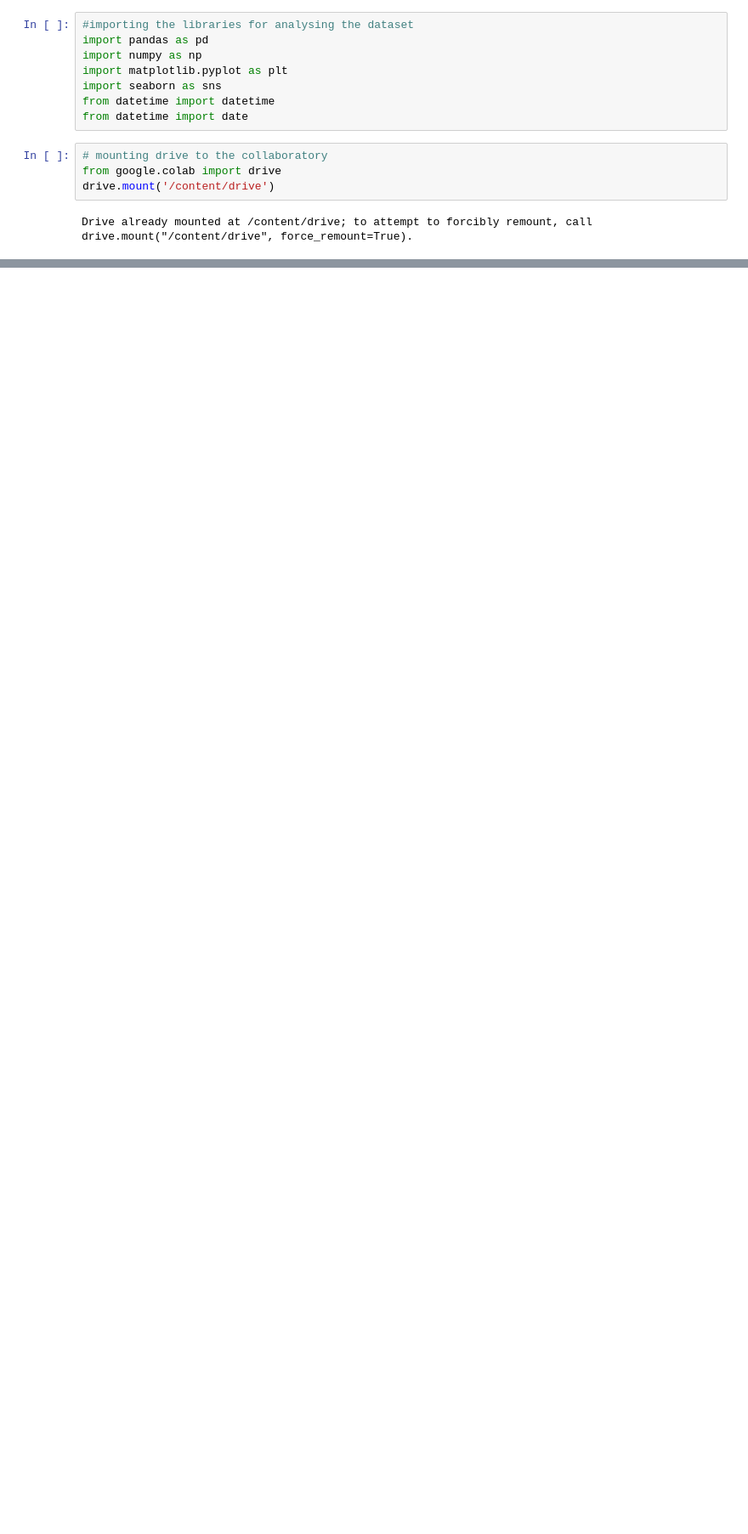
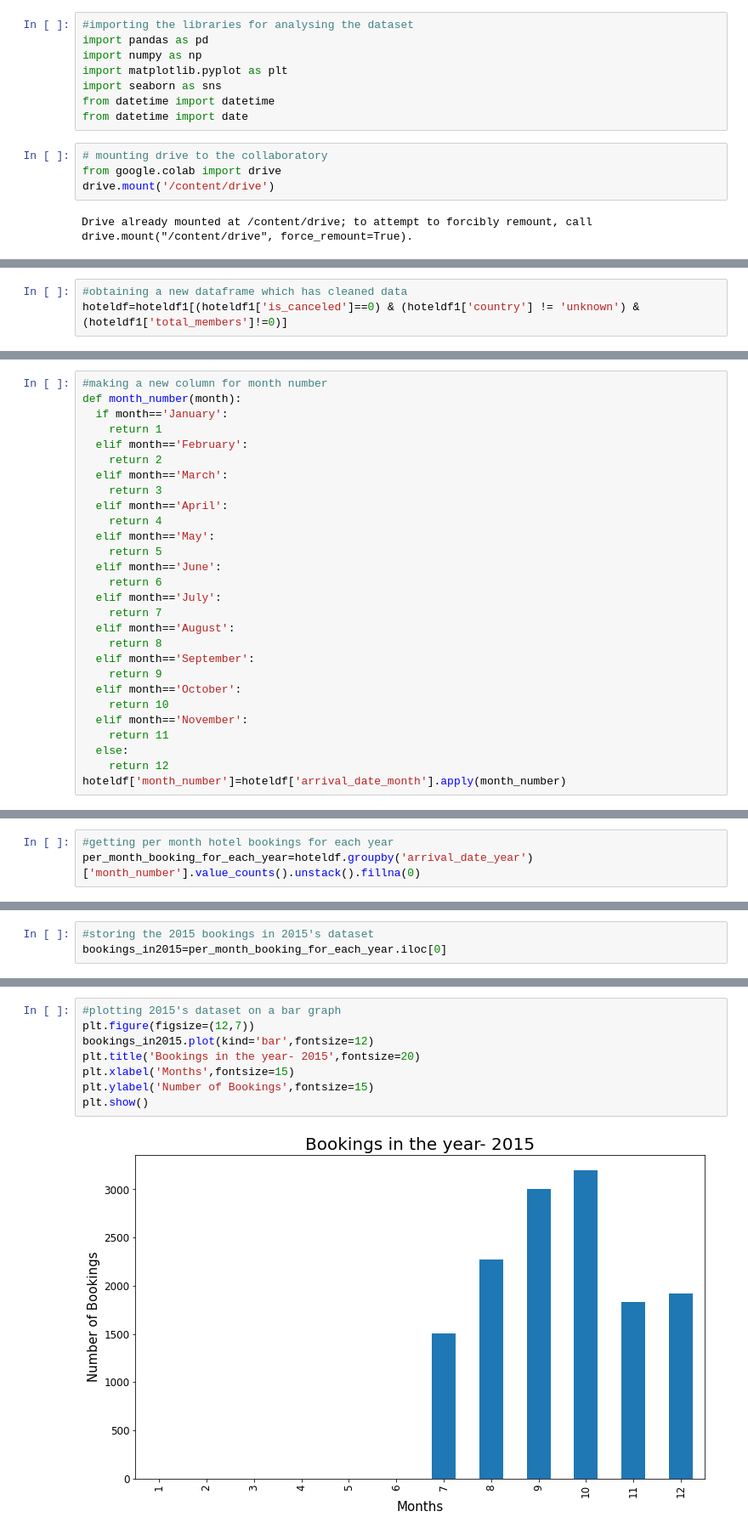
Before and after one commit to AditiBhattacharya11/Hotel-Booking-Analysis, a Jupyter notebook: Hotel_Booking_Analysis_EDA.ipynb, the cells around one changed output, grey strips where cells are left out. Shown at 85% size. Drawn from its saved outputs; the diff is of its cells as text; blank space fills up the shorter version.

```diff
--- a/Hotel_Booking_Analysis_EDA.ipynb
+++ b/Hotel_Booking_Analysis_EDA.ipynb
@@ -22,0 +231,3 @@ hoteldf1
+# %%
+#obtaining a new dataframe which has cleaned data
+hoteldf=hoteldf1[(hoteldf1['is_canceled']==0) & (hoteldf1['country'] != 'unknown') & (hoteldf1['total_members']!=0)]
@@ -22,0 +286,28 @@ hoteldf1
+# %%
+#making a new column for month number
+def month_number(month):
+  if month=='January':
+    return 1
+  elif month=='February':
+    return 2
+  elif month=='March':
+    return 3
+  elif month=='April':
+    return 4
+  elif month=='May':
+    return 5
+  elif month=='June':
+    return 6
+  elif month=='July':
+    return 7
+  elif month=='August':
+    return 8
+  elif month=='September':
+    return 9
+  elif month=='October':
+    return 10
+  elif month=='November':
+    return 11
+  else:
+    return 12
+hoteldf['month_number']=hoteldf['arrival_date_month'].apply(month_number)
@@ -22,0 +320,3 @@ hoteldf1
+# %%
+#getting per month hotel bookings for each year
+per_month_booking_for_each_year=hoteldf.groupby('arrival_date_year')['month_number'].value_counts().unstack().fillna(0)
@@ -22,0 +332,3 @@ hoteldf1
+# %%
+#storing the 2015 bookings in 2015's dataset
+bookings_in2015=per_month_booking_for_each_year.iloc[0]
@@ -22,0 +353,10 @@ hoteldf1
+# %%
+#plotting 2015's dataset on a bar graph
+plt.figure(figsize=(12,7))
+bookings_in2015.plot(kind='bar',fontsize=12)
+plt.title('Bookings in the year- 2015',fontsize=20)
+plt.xlabel('Months',fontsize=15)
+plt.ylabel('Number of Bookings',fontsize=15)
+plt.show()
+# %% [output]
+[figure, added]
```
Also changed, not shown: parts of 30 cells of this notebook.
